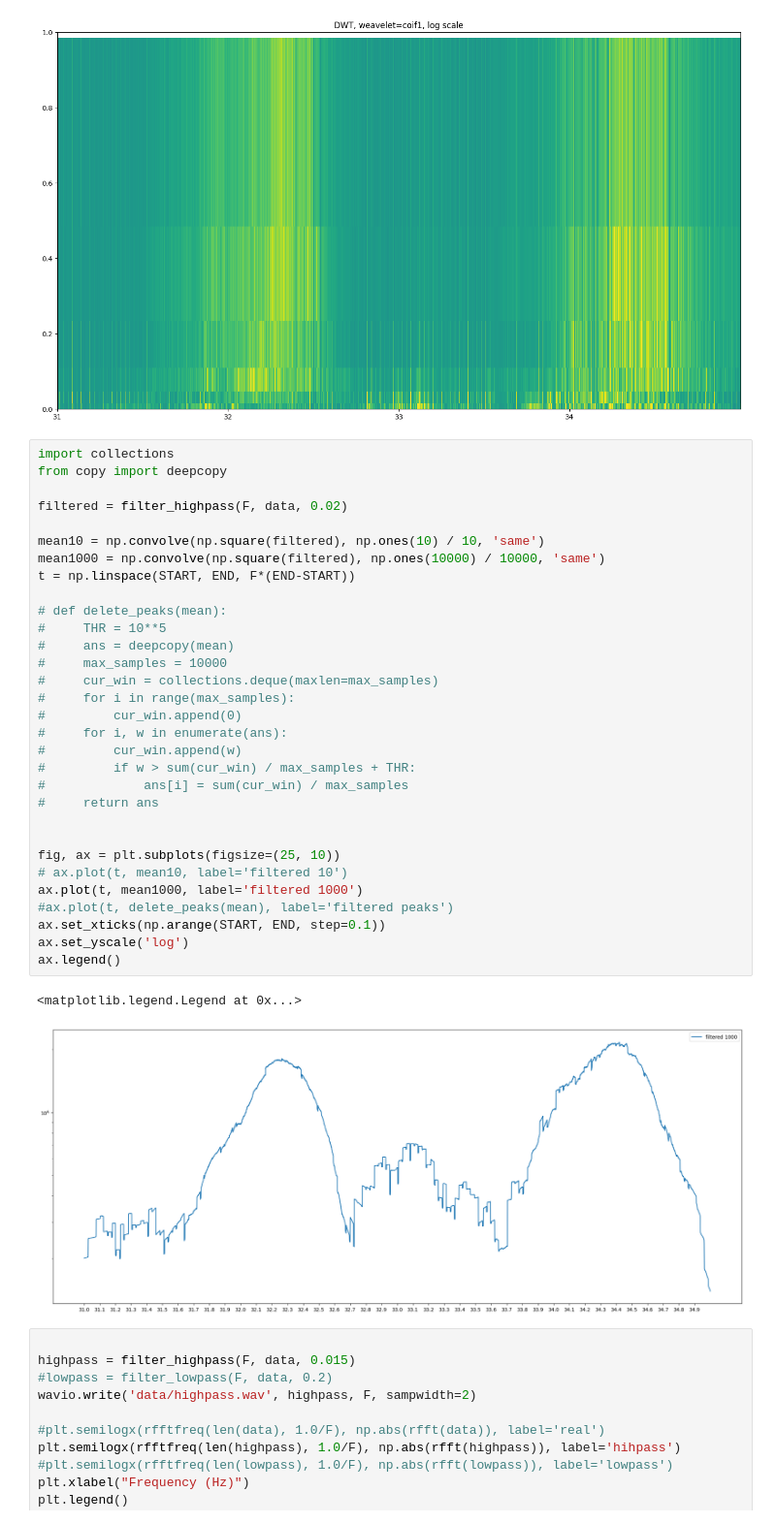
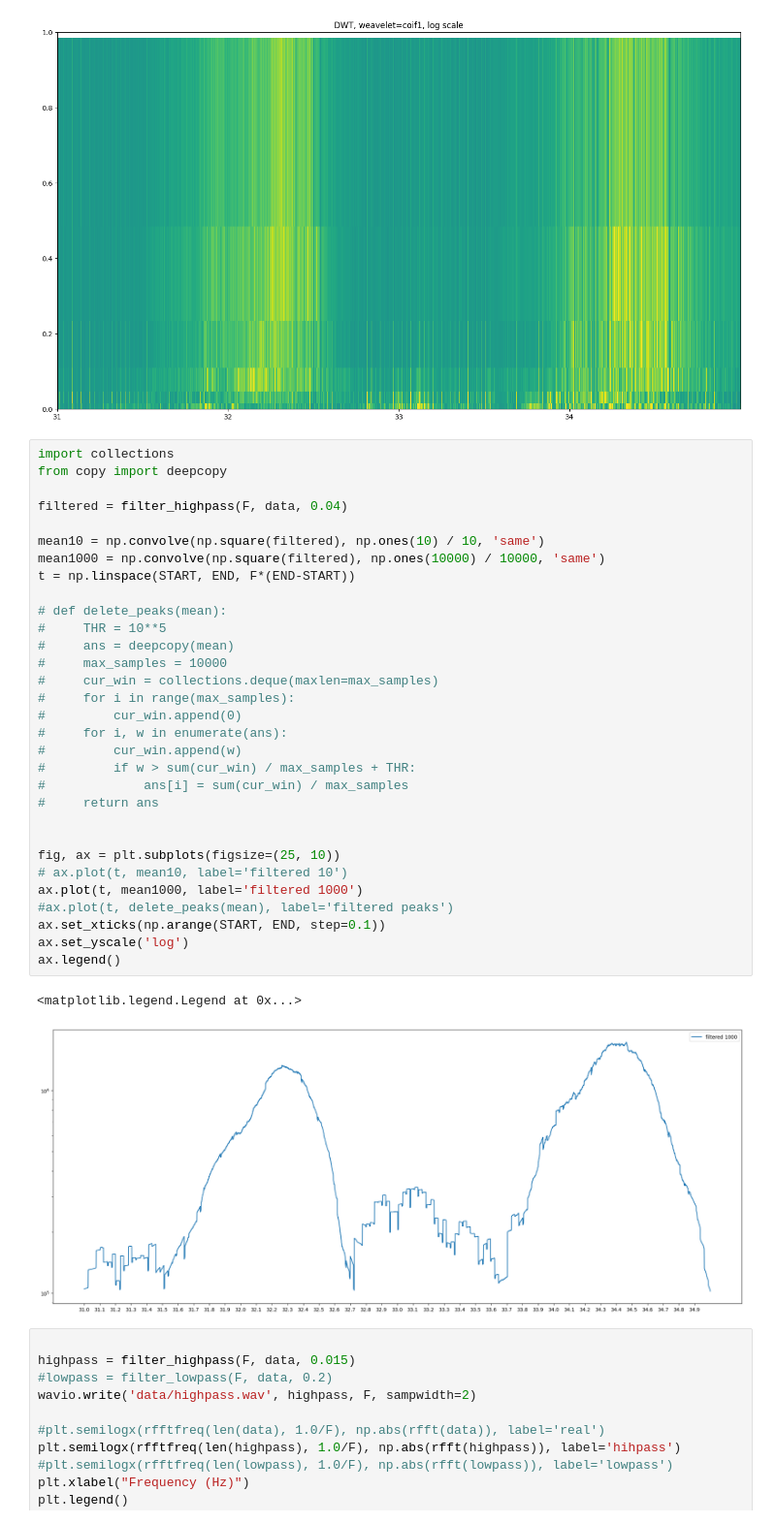
Before and after one commit to alpocnito/drons, a Jupyter notebook: dwt.ipynb, the cells around one changed output. Shown at 97% size. Cells and saved outputs as stored; diff of their text form.

```diff
--- a/dwt.ipynb
+++ b/dwt.ipynb
@@ -72,36 +72,36 @@ scalogram(sig, 'DWT, weavelet=coif1, log scale')
 import collections
 from copy import deepcopy
 
-filtered = filter_highpass(F, data, 0.02)
+filtered = filter_highpass(F, data, 0.04)
 
 mean10 = np.convolve(np.square(filtered), np.ones(10) / 10, 'same')
 mean1000 = np.convolve(np.square(filtered), np.ones(10000) / 10000, 'same')
 t = np.linspace(START, END, F*(END-START))
 
 # def delete_peaks(mean):
 #     THR = 10**5
 #     ans = deepcopy(mean)
 #     max_samples = 10000
 #     cur_win = collections.deque(maxlen=max_samples)
 #     for i in range(max_samples):
 #         cur_win.append(0)
 #     for i, w in enumerate(ans):
 #         cur_win.append(w)
 #         if w > sum(cur_win) / max_samples + THR:
 #             ans[i] = sum(cur_win) / max_samples
 #     return ans
 
 
 fig, ax = plt.subplots(figsize=(25, 10))
 # ax.plot(t, mean10, label='filtered 10')
 ax.plot(t, mean1000, label='filtered 1000')
 #ax.plot(t, delete_peaks(mean), label='filtered peaks')
 ax.set_xticks(np.arange(START, END, step=0.1))
 ax.set_yscale('log')
 ax.legend()
 # %% [output]
 <matplotlib.legend.Legend at 0x...>
-[figure, old version]
+[figure, new version]
 # %%
 
 highpass = filter_highpass(F, data, 0.015)
```
Also changed, not shown: parts of 1 cell of this notebook, 1 other file.
